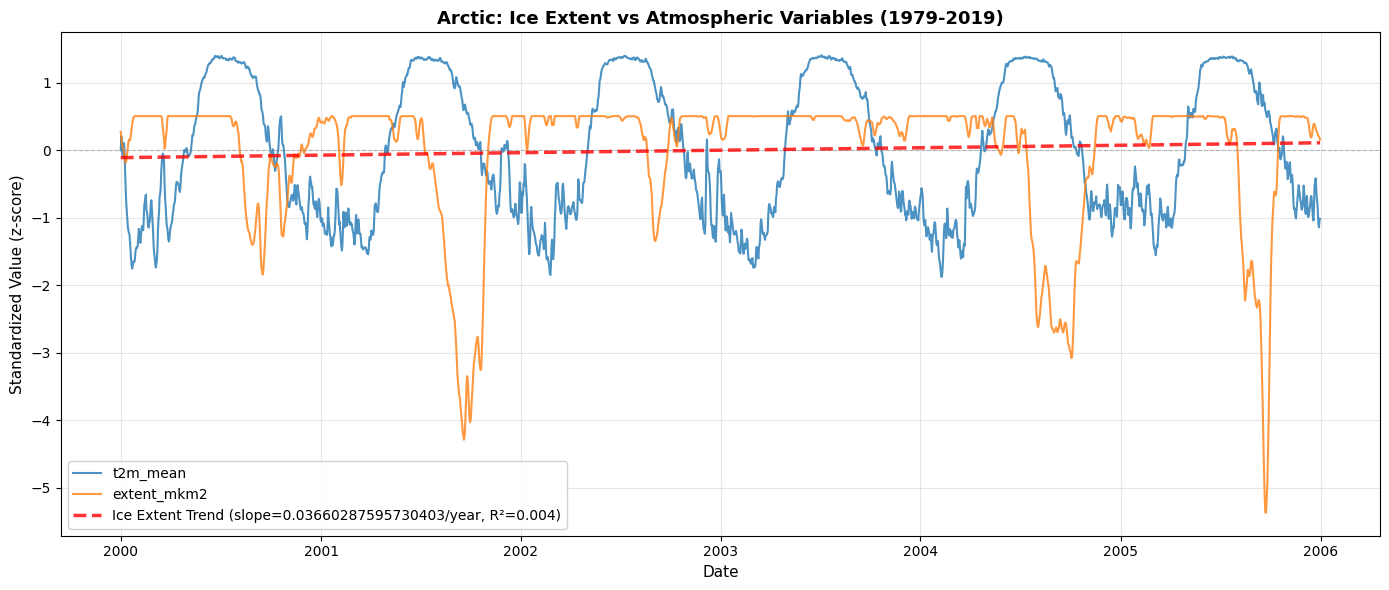
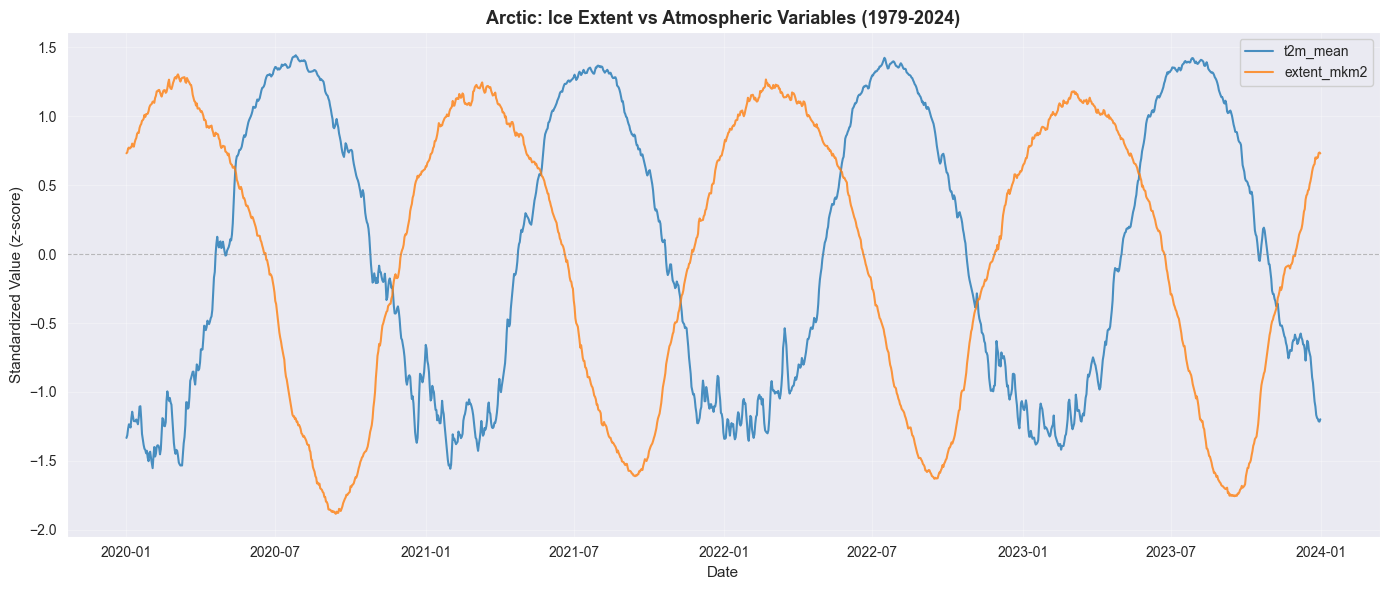
The notebook cell's code change between the first figure and the second:
--- before
+++ after
@@ -2,19 +2,5 @@
     data,
     columns=['t2m_mean', 'extent_mkm2'],
-    title='Arctic: Ice Extent vs Atmospheric Variables (1979-2019)'
+    title='Arctic: Ice Extent vs Atmospheric Variables (1979-2024)'
 )
-
-from scipy import stats
-
-x = np.arange(len(data))
-extent_standardized = (data['t2m_mean'] - data['t2m_mean'].mean()) / data['t2m_mean'].std()
-
-slope, intercept, r_value, p_value, std_err = stats.linregress(x, extent_standardized)
-trend_line = slope * x + intercept
-
-ax.plot(data['date'], trend_line, 'r--', linewidth=2.5, alpha=0.8,
-        label=f'Ice Extent Trend (slope={slope* 365 }/year, R²={r_value**2:.3f})')
-
-ax.legend(loc='best', fontsize=10, framealpha=0.9)
-
 plt.show()

Commit: added multivariate and seq2seq LSTM notebooks for Arctic sea ice extent forecasting